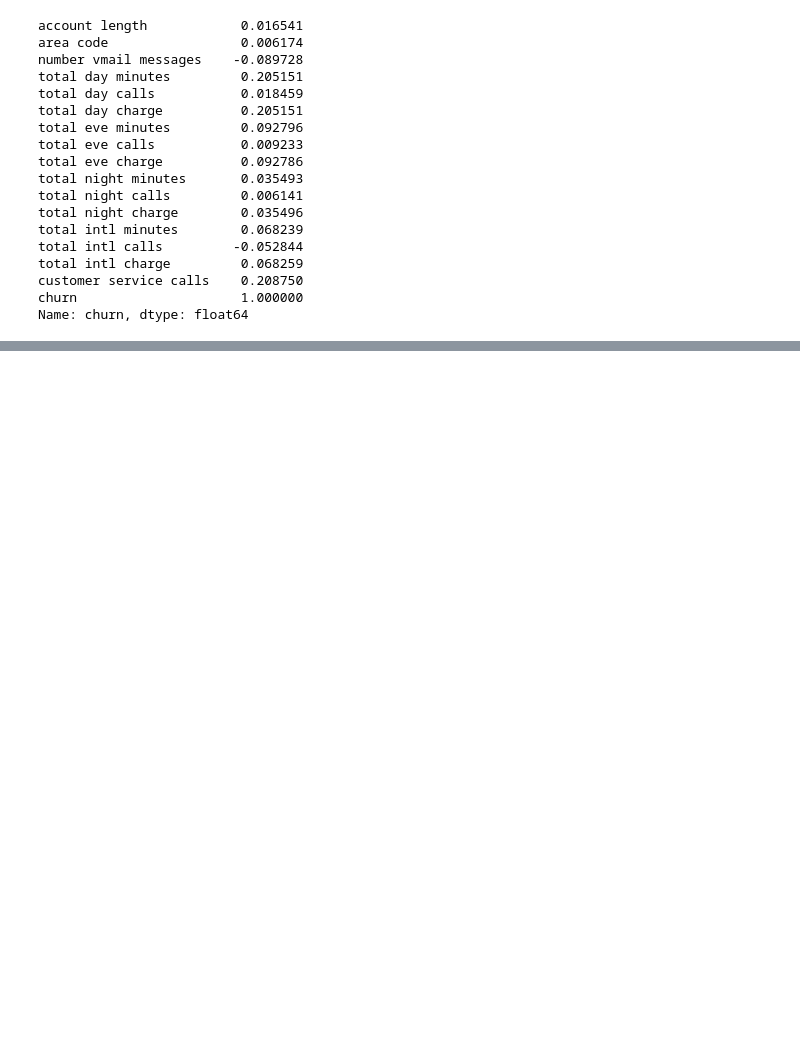
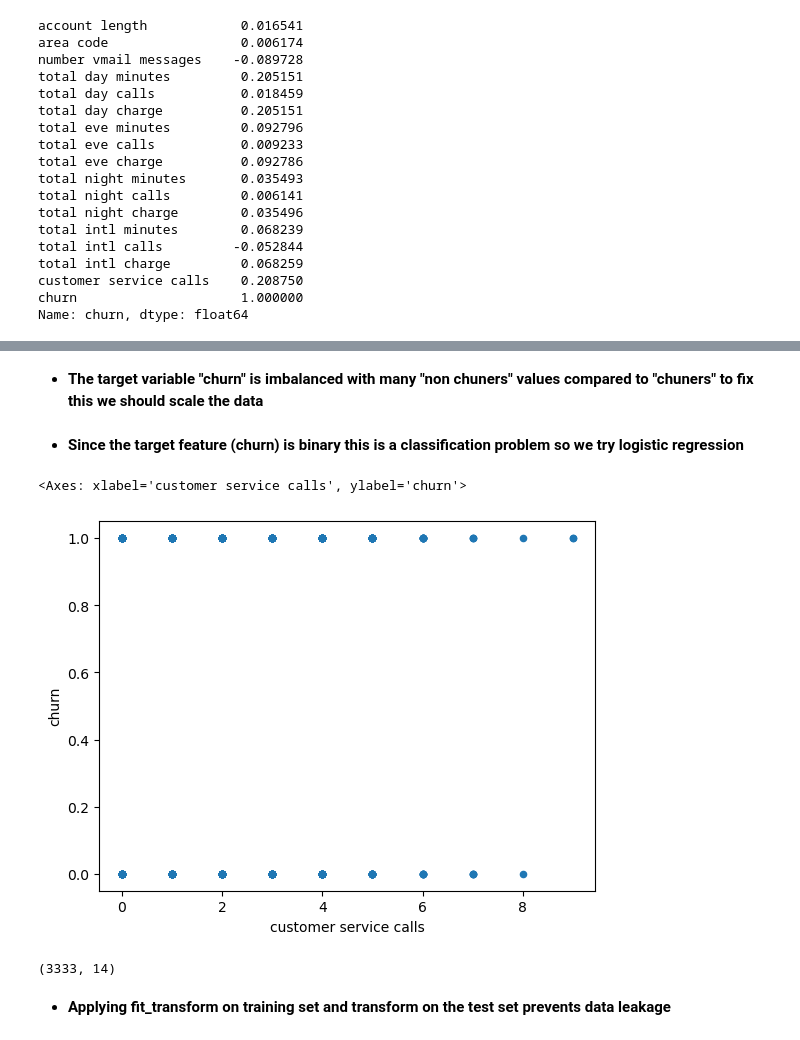
Before and after one commit to Jesse-ngugi99/GROUP_8_PHASE_THREE, a Jupyter notebook: index.ipynb, the cells around one changed output, grey strips where cells are left out. Saved outputs shown, nothing was run; the diff lists cells and outputs as text; code cells hidden in the pictures; blank space fills up the shorter version.

```diff
--- a/index.ipynb
+++ b/index.ipynb
@@ -294,5 +274,5 @@ Other features like (total eve minutes, total eve charge, total intl charge etc)
 # %%
 # dropping irrelevant columns
-df=df.drop(columns= ["total day charge", "total eve charge", "total night charge", "total intl charge"])
-df.columns
+df=df.drop(columns= ["total day charge", "total eve charge", "total night charge", "total intl charge", "phone number", "state", "area code"])
+df.dtypes
 # %% [output]
@@ -339,0 +312,14 @@ Class distribution after SMOTE: Counter({0: 2280, 1: 2280})
+# %% [markdown]
+* **The target variable "churn" is imbalanced with many "non chuners" values compared to "chuners" to fix this we should scale the data**
+# %% [markdown]
+* **Since the target feature (churn) is binary this is a classification problem so we try logistic regression**
+# %%
+# plot churn with the most correlated feature( customer service calls)
+df.sample(2000, random_state=42).plot.scatter(x="customer service calls", y="churn")
+# %% [output]
+<Axes: xlabel='customer service calls', ylabel='churn'>
+[figure, added]
+# %%
+df.shape
+# %% [output]
+(3333, 14)
@@ -339,0 +342,2 @@ Class distribution after SMOTE: Counter({0: 2280, 1: 2280})
+# %% [markdown]
+* **Applying fit_transform on training set and transform on the test set prevents data leakage**
```
Also changed, not shown: parts of 53 cells of this notebook, 1 other file.
